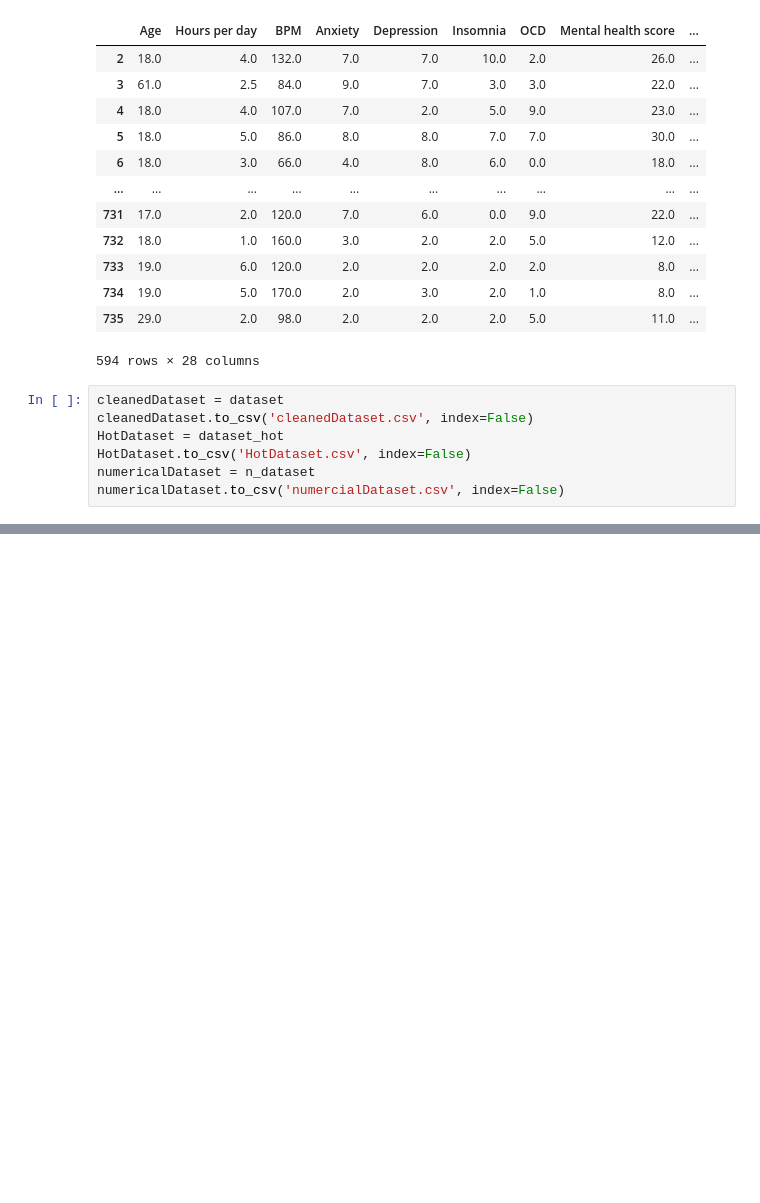
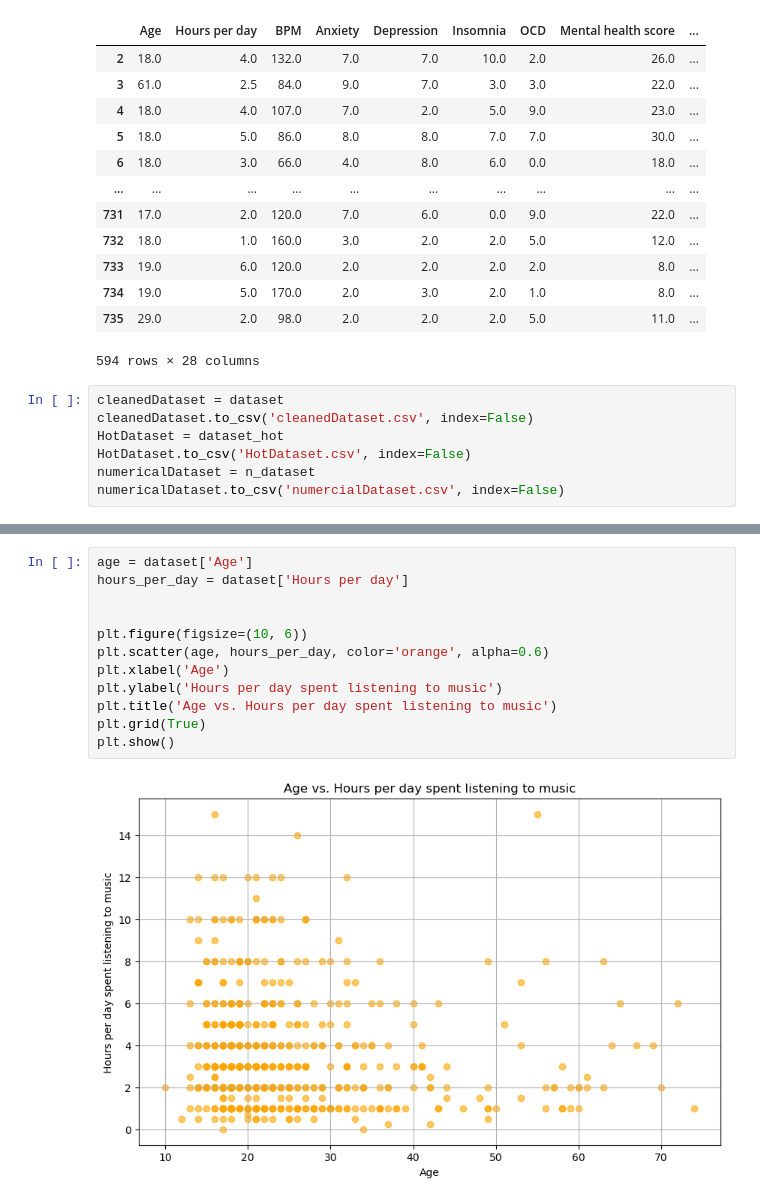
Before and after one commit to ElliceNels/B3EPIC, a Jupyter notebook: Data_Science_Workflow.ipynb, the cells around one changed output, grey strips where cells are left out. Cells and saved outputs as stored; diff of their text form; blank space fills up the shorter version.

```diff
--- a/Data_Science_Workflow.ipynb
+++ b/Data_Science_Workflow.ipynb
@@ -251,0 +276,14 @@ numericalDataset.to_csv('numercialDataset.csv', index=False)
+# %%
+age = dataset['Age']
+hours_per_day = dataset['Hours per day']
+
+
+plt.figure(figsize=(10, 6))
+plt.scatter(age, hours_per_day, color='orange', alpha=0.6)
+plt.xlabel('Age')
+plt.ylabel('Hours per day spent listening to music')
+plt.title('Age vs. Hours per day spent listening to music')
+plt.grid(True)
+plt.show()
+# %% [output]
+[figure, added]
```
Also changed, not shown: parts of 5 cells of this notebook.
